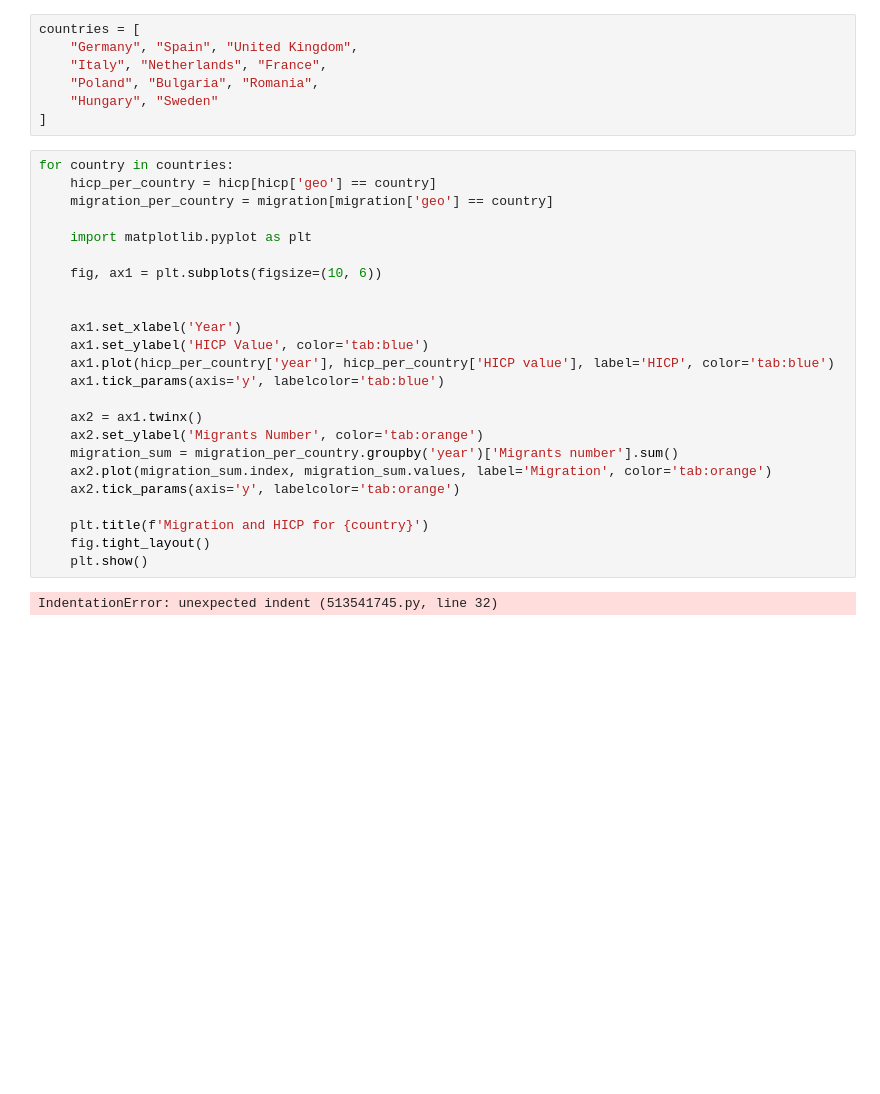
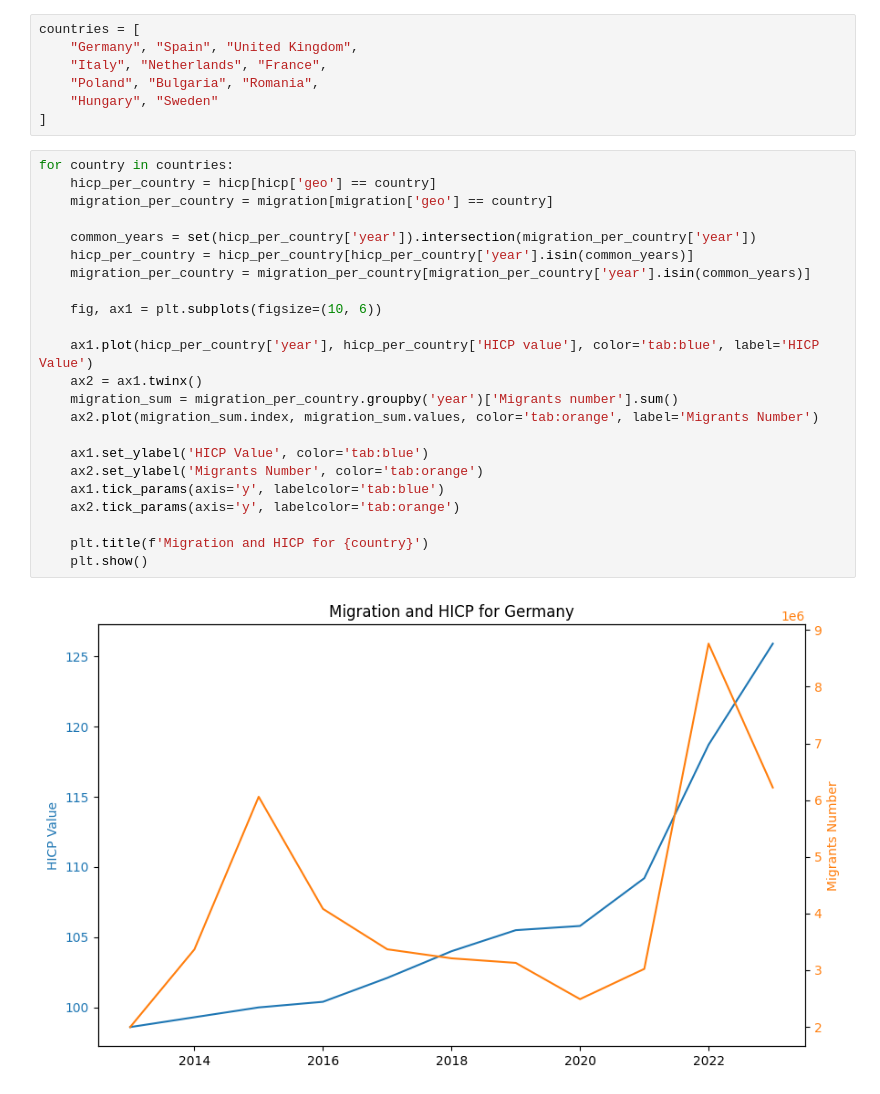
Before and after one commit to natix-x/Data-mining-in-Migration-Analysis, a Jupyter notebook: data_analysis/migration_impact_on_economy.ipynb, the cells around one changed output. Cells and saved outputs as stored; diff of their text form; blank space fills up the shorter version.

Commit message:
basic plots for migration and hicp

```diff
--- a/data_analysis/migration_impact_on_economy.ipynb
+++ b/data_analysis/migration_impact_on_economy.ipynb
@@ -28,26 +29,25 @@ countries = [
 # %%
 for country in countries:
     hicp_per_country = hicp[hicp['geo'] == country]
     migration_per_country = migration[migration['geo'] == country]
 
-    import matplotlib.pyplot as plt
+    common_years = set(hicp_per_country['year']).intersection(migration_per_country['year'])
+    hicp_per_country = hicp_per_country[hicp_per_country['year'].isin(common_years)]
+    migration_per_country = migration_per_country[migration_per_country['year'].isin(common_years)]
 
     fig, ax1 = plt.subplots(figsize=(10, 6))
 
+    ax1.plot(hicp_per_country['year'], hicp_per_country['HICP value'], color='tab:blue', label='HICP Value')
+    ax2 = ax1.twinx()
+    migration_sum = migration_per_country.groupby('year')['Migrants number'].sum()
+    ax2.plot(migration_sum.index, migration_sum.values, color='tab:orange', label='Migrants Number')
 
-    ax1.set_xlabel('Year')
     ax1.set_ylabel('HICP Value', color='tab:blue')
-    ax1.plot(hicp_per_country['year'], hicp_per_country['HICP value'], label='HICP', color='tab:blue')
+    ax2.set_ylabel('Migrants Number', color='tab:orange')
     ax1.tick_params(axis='y', labelcolor='tab:blue')
-
-    ax2 = ax1.twinx()
-    ax2.set_ylabel('Migrants Number', color='tab:orange')
-    migration_sum = migration_per_country.groupby('year')['Migrants number'].sum()
-    ax2.plot(migration_sum.index, migration_sum.values, label='Migration', color='tab:orange')
     ax2.tick_params(axis='y', labelcolor='tab:orange')
 
     plt.title(f'Migration and HICP for {country}')
-    fig.tight_layout()
     plt.show()
 # %% [output]
-IndentationError: unexpected indent (513541745.py, line 32)
+[figure, added]
```
Also changed, not shown: parts of 2 cells of this notebook.
